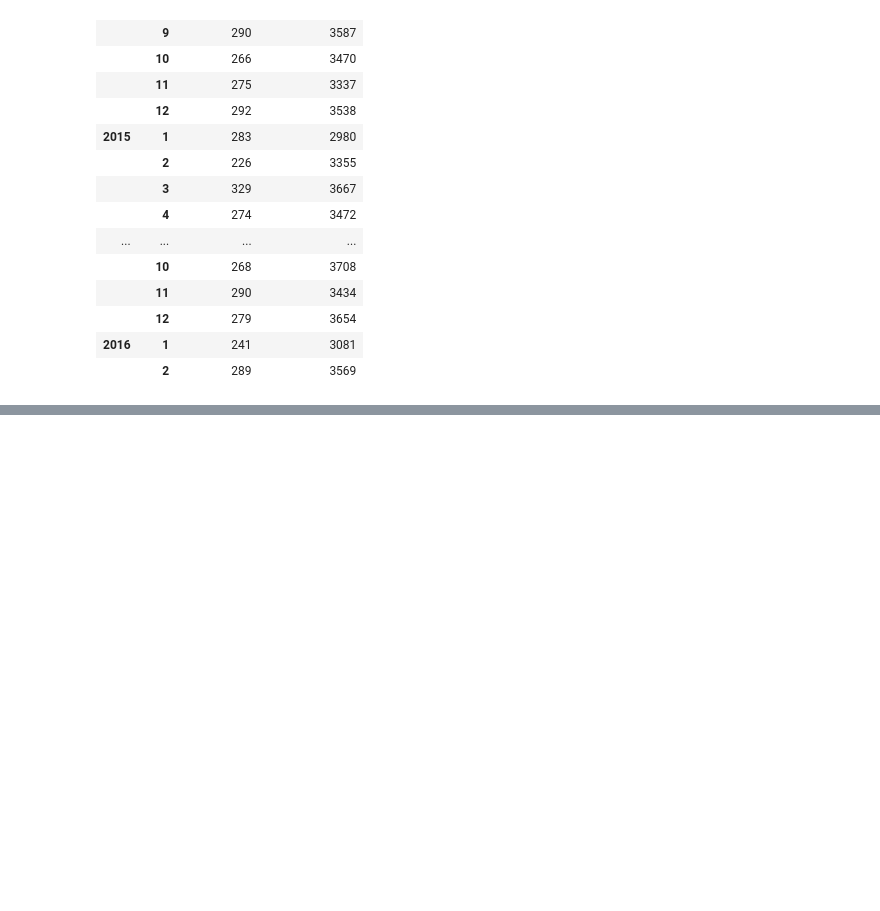
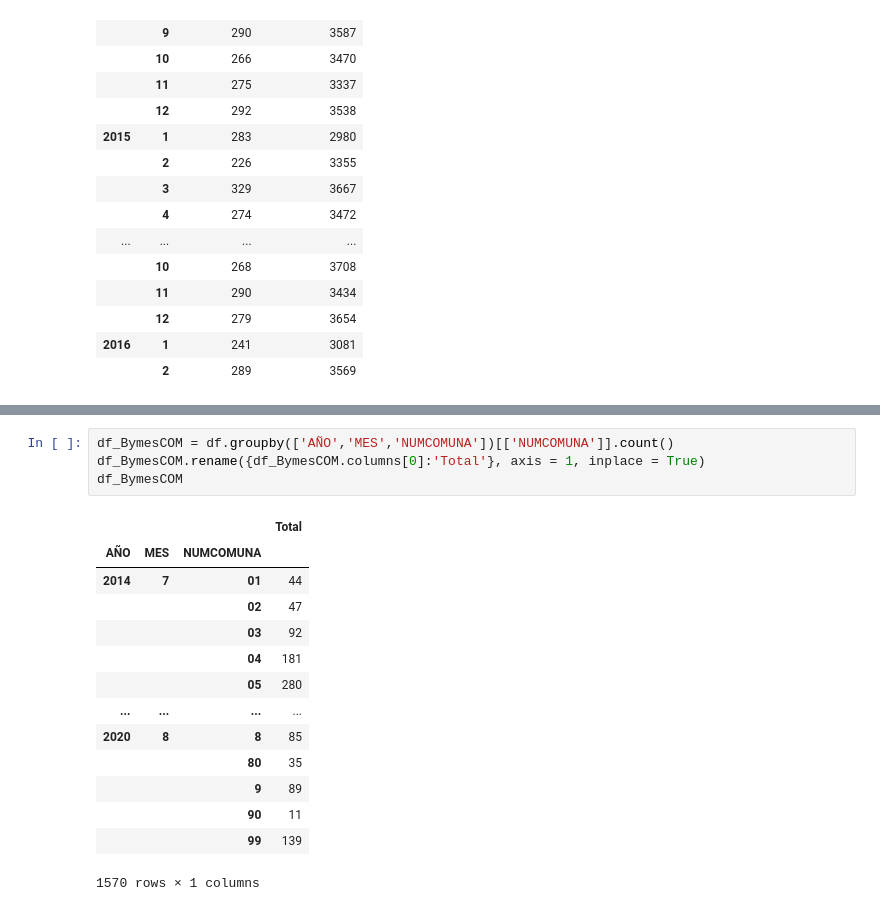
Before and after one commit to Universidad-Nacional-TAE/Primer-trabajo-TAE, a Jupyter notebook: PrimertrabajoTae.ipynb, the cells around one changed output, grey strips where cells are left out. Cells and saved outputs as stored; diff of their text form; blank space fills up the shorter version.

```diff
--- a/PrimertrabajoTae.ipynb
+++ b/PrimertrabajoTae.ipynb
@@ -196,0 +279,19 @@ df_datos.head(20)
+# %%
+df_BymesCOM = df.groupby(['AÑO','MES','NUMCOMUNA'])[['NUMCOMUNA']].count()
+df_BymesCOM.rename({df_BymesCOM.columns[0]:'Total'}, axis = 1, inplace = True)
+df_BymesCOM
+# %% [output]
+|  |  |  | Total |
+| AÑO | MES | NUMCOMUNA |  |
+| 2014 | 7 | 01 | 44 |
+|  |  | 02 | 47 |
+|  |  | 03 | 92 |
+|  |  | 04 | 181 |
+|  |  | 05 | 280 |
+| ... | ... | ... | ... |
+| 2020 | 8 | 8 | 85 |
+|  |  | 80 | 35 |
+|  |  | 9 | 89 |
+|  |  | 90 | 11 |
+|  |  | 99 | 139 |
+1570 rows × 1 columns
```
Also changed, not shown: parts of 7 cells of this notebook.
